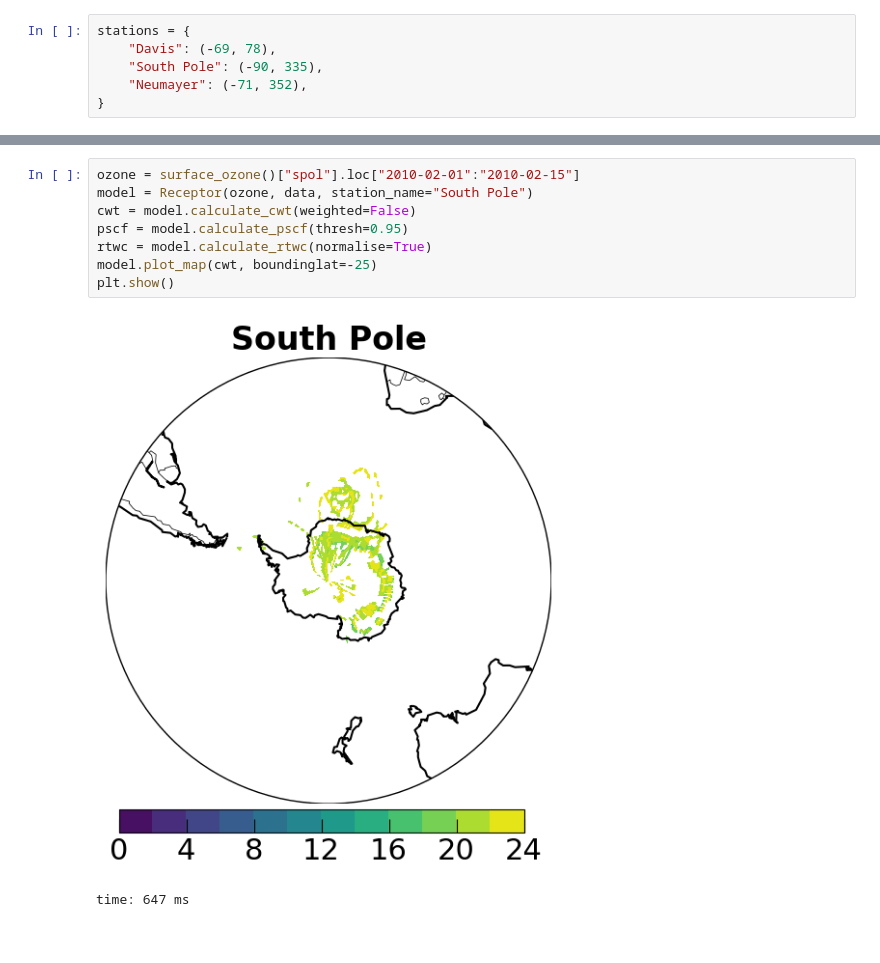
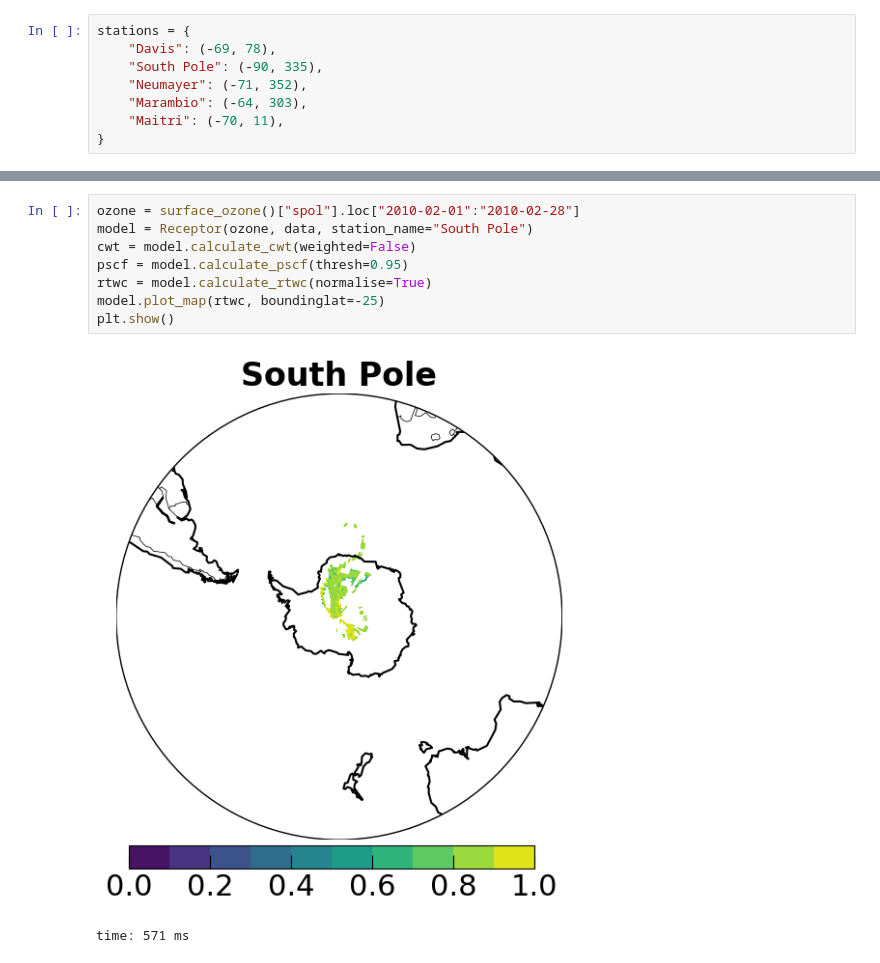
Before and after one commit to pankajkarman/HyTraj, a Jupyter notebook: example.ipynb, the cells around one changed output, grey strips where cells are left out. Saved outputs shown, nothing was run; the diff lists cells and outputs as text.

```diff
--- a/example.ipynb
+++ b/example.ipynb
@@ -53,5 +55,7 @@ stations = {
     "Davis": (-69, 78),
     "South Pole": (-90, 335),
     "Neumayer": (-71, 352),
+    "Marambio": (-64, 303),
+    "Maitri": (-70, 11),
 }
 # %% [output]
@@ -93,13 +98,13 @@ time: 148 ms
 [interactive output not drawn]
 # %%
-ozone = surface_ozone()["spol"].loc["2010-02-01":"2010-02-15"]
+ozone = surface_ozone()["spol"].loc["2010-02-01":"2010-02-28"]
 model = Receptor(ozone, data, station_name="South Pole")
 cwt = model.calculate_cwt(weighted=False)
 pscf = model.calculate_pscf(thresh=0.95)
 rtwc = model.calculate_rtwc(normalise=True)
-model.plot_map(cwt, boundinglat=-25)
+model.plot_map(rtwc, boundinglat=-25)
 plt.show()
 # %% [output]
-[figure, old version]
+[figure, new version]
-time: 647 ms
+time: 571 ms
 [interactive output not drawn]
```
Also changed, not shown: parts of 7 cells of this notebook, 8 other files.
